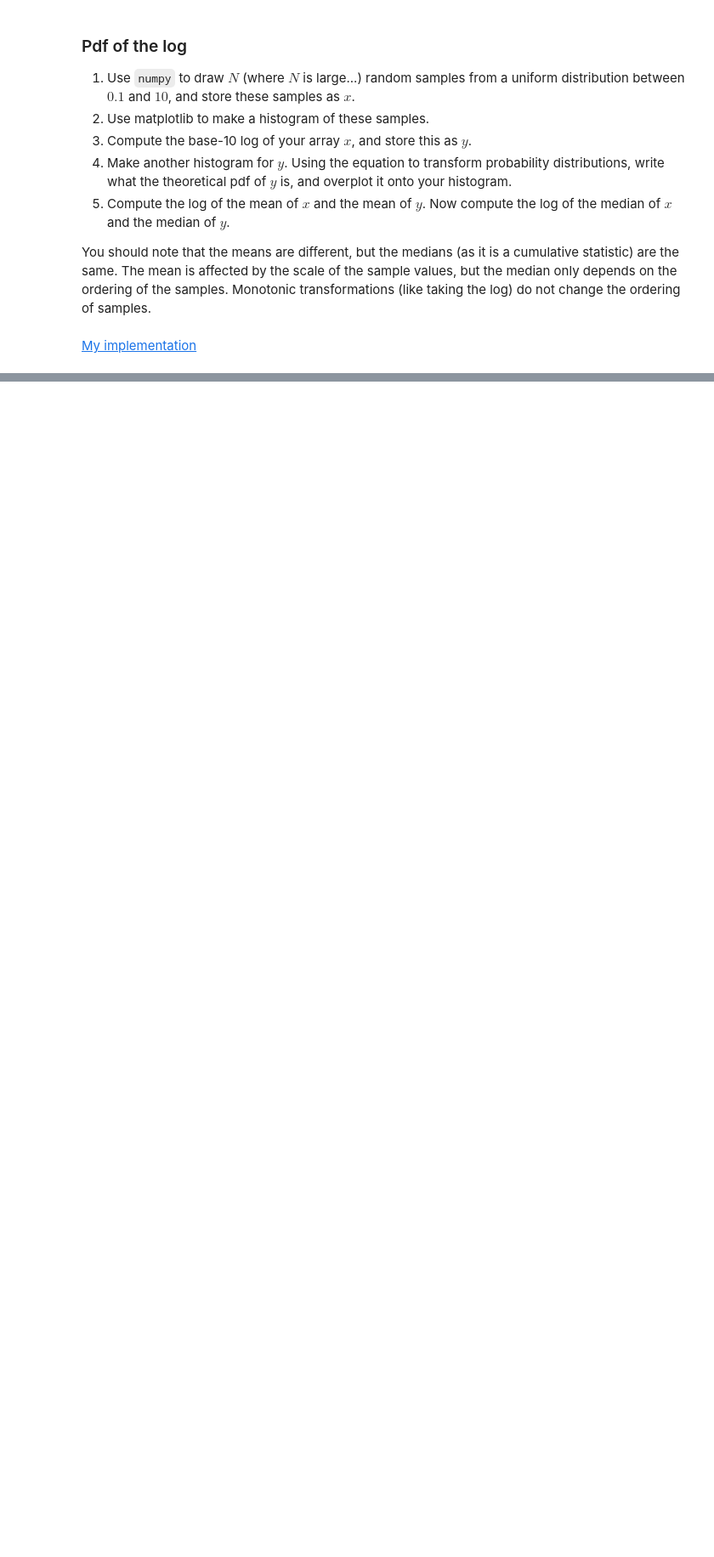
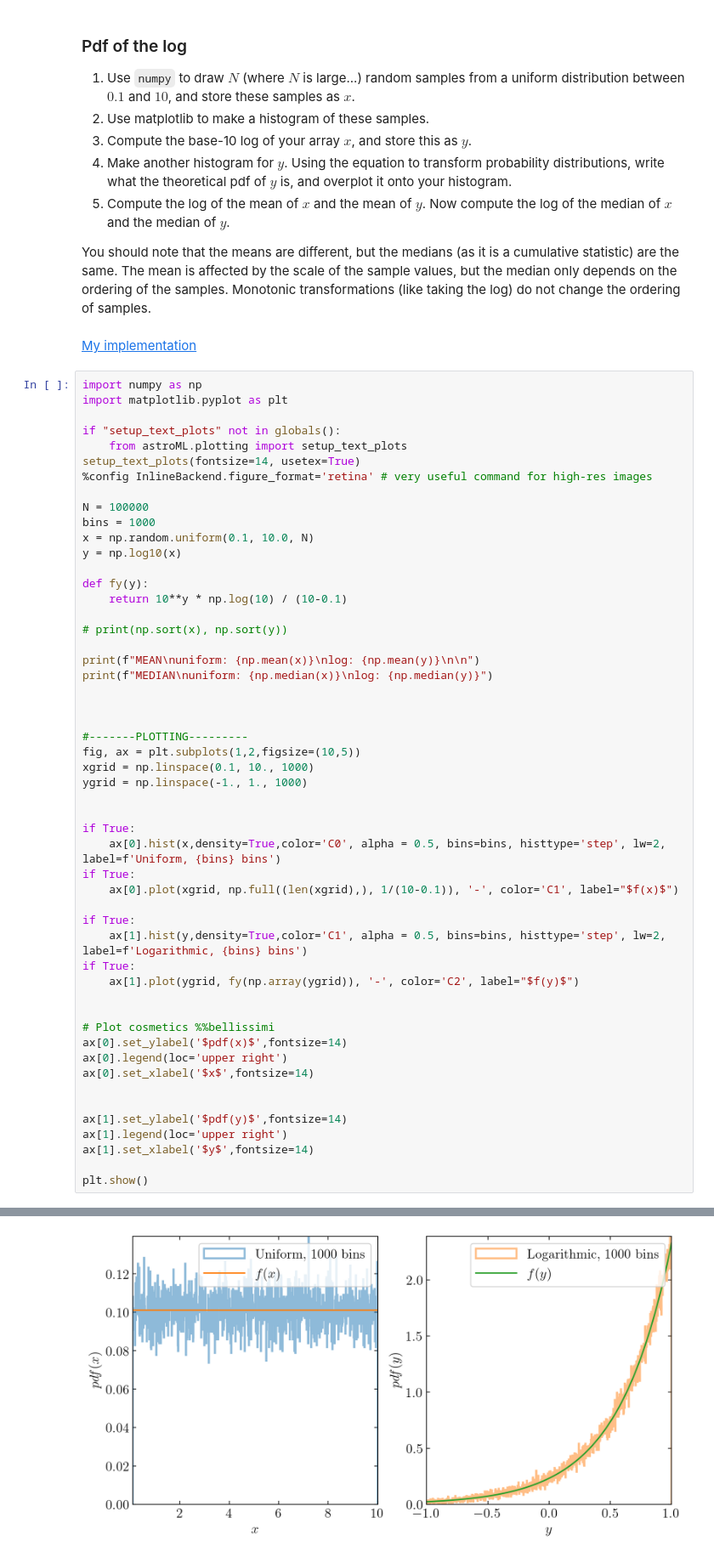
Before and after one commit to aadufour/astrostatistics_bicocca_2025, a Jupyter notebook: lectures/L02_probability.ipynb, the cells around one changed output, grey strips where cells are left out. Shown: that part at 85% size. Drawn from its saved outputs; the diff is of its cells as text; blank space fills up the shorter version.

```diff
--- a/lectures/L02_probability.ipynb
+++ b/lectures/L02_probability.ipynb
@@ -416,3 +498,56 @@ You might know or remember the answer already... but don't think now! **Let's si
 You should note that the means are different, but the medians (as it is a cumulative statistic) are the same. The mean is affected by the scale of the sample values, but the median only depends on the ordering of the samples. Monotonic transformations (like taking the log) do not change the ordering of samples.
 # %% [markdown]
 [My implementation](https://github.com/dgerosa/astrostatistics_bicocca_2025/blob/main/lectures/S02_pdfofthelog.ipynb)
+# %%
+import numpy as np
+import matplotlib.pyplot as plt
+
+if "setup_text_plots" not in globals():
+    from astroML.plotting import setup_text_plots
+setup_text_plots(fontsize=14, usetex=True)
+%config InlineBackend.figure_format='retina' # very useful command for high-res images
+
+N = 100000
+bins = 1000
+x = np.random.uniform(0.1, 10.0, N)
+y = np.log10(x)
+
+def fy(y):
+    return 10**y * np.log(10) / (10-0.1)
+
+# print(np.sort(x), np.sort(y))
+
+print(f"MEAN\nuniform: {np.mean(x)}\nlog: {np.mean(y)}\n\n")
+print(f"MEDIAN\nuniform: {np.median(x)}\nlog: {np.median(y)}")
+
+
+
+#-------PLOTTING---------
+fig, ax = plt.subplots(1,2,figsize=(10,5))
+xgrid = np.linspace(0.1, 10., 1000)
+ygrid = np.linspace(-1., 1., 1000)
+
+
+if True:
+    ax[0].hist(x,density=True,color='C0', alpha = 0.5, bins=bins, histtype='step', lw=2, label=f'Uniform, {bins} bins')
+if True:
+    ax[0].plot(xgrid, np.full((len(xgrid),), 1/(10-0.1)), '-', color='C1', label="$f(x)$")
+
+if True:
+    ax[1].hist(y,density=True,color='C1', alpha = 0.5, bins=bins, histtype='step', lw=2, label=f'Logarithmic, {bins} bins')
+if True:
+    ax[1].plot(ygrid, fy(np.array(ygrid)), '-', color='C2', label="$f(y)$")
+
+
+# Plot cosmetics %%bellissimi
+ax[0].set_ylabel('$pdf(x)$',fontsize=14)
+ax[0].legend(loc='upper right')
+ax[0].set_xlabel('$x$',fontsize=14)
+
+
+ax[1].set_ylabel('$pdf(y)$',fontsize=14)
+ax[1].legend(loc='upper right')
+ax[1].set_xlabel('$y$',fontsize=14)
+
+plt.show()
+# %% [output]
@@ -418,0 +562 @@ You should note that the means are different, but the medians (as it is a cumula
+[figure, added]
```
Also changed, not shown: parts of 3 cells of this notebook.
